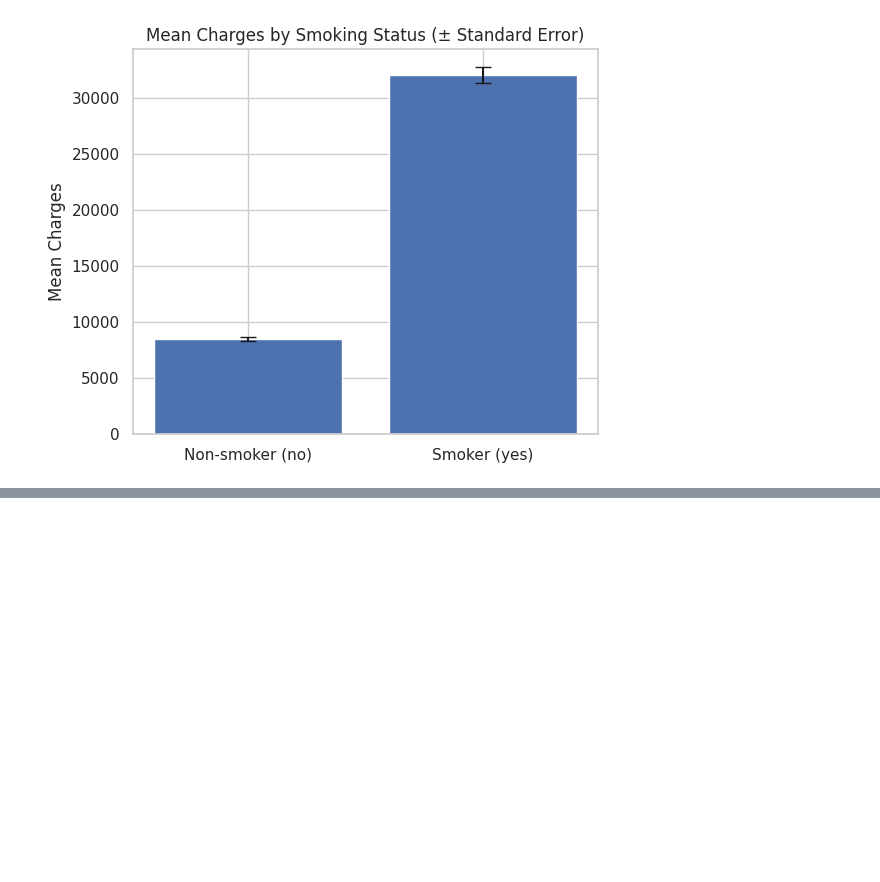
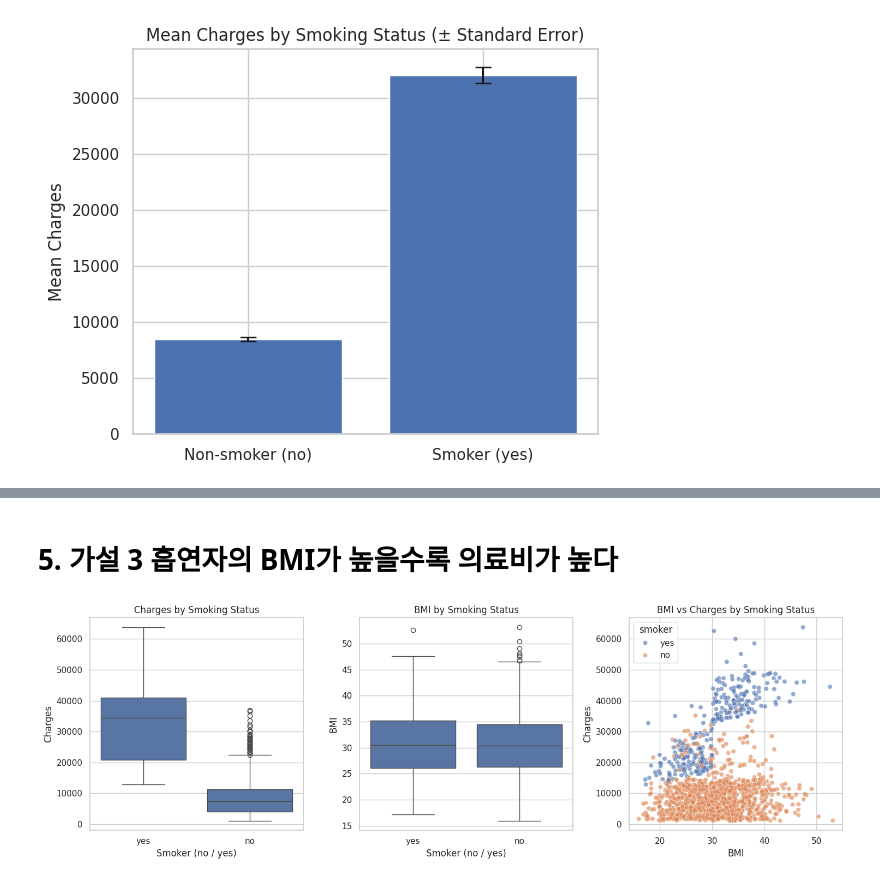
Before and after one commit to ary3120-droid/myproject, a Jupyter notebook: 12_18project.ipynb, the cells around one changed output, grey strips where cells are left out. Drawn from its saved outputs; the diff is of its cells as text; code cells hidden in the pictures; blank space fills up the shorter version.

```diff
--- a/12_18project.ipynb
+++ b/12_18project.ipynb
@@ -96,3 +96,21 @@ sex
 smoker
 
 region
+# %%
+df = df.copy()
+
+# 문자열/공백 정리
+df["smoker"] = df["smoker"].astype(str).str.strip().str.lower()
+
+# 숫자형 변환 (문자열 섞여 있어도 강제로 숫자로)
+df["bmi"] = pd.to_numeric(df["bmi"], errors="coerce")
+df["charges"] = pd.to_numeric(df["charges"], errors="coerce")
+
+# 분석에 필요한 값 결측 제거
+df = df.dropna(subset=["smoker", "bmi", "charges"])
+
+# smoker 값 필터링
+df = df[df["smoker"].isin(["yes", "no"])]
+
+# 확인
+print(df[["bmi", "charges"]].dtypes)
@@ -608,0 +661,52 @@ plt.show()
+# %% [markdown]
+# **5. 가설 3 흡연자의 BMI가 높을수록 의료비가 높다**
+# %%
+
+import matplotlib.pyplot as plt
+import seaborn as sns
+
+# ------------------------------------------------------------
+# 1) 시각화 설정
+# ------------------------------------------------------------
+plt.figure(figsize=(15, 5))
+
+# ------------------------------------------------------------
+# 2) Boxplot 1: 흡연 여부에 따른 의료비(charges) 분포
+# ------------------------------------------------------------
+plt.subplot(1, 3, 1)
+sns.boxplot(data=df, x="smoker", y="charges")
+plt.title("Charges by Smoking Status")
+plt.xlabel("Smoker (no / yes)")
+plt.ylabel("Charges")
+
+# ------------------------------------------------------------
+# 3) Boxplot 2: 흡연 여부에 따른 BMI 분포
+# ------------------------------------------------------------
+plt.subplot(1, 3, 2)
+sns.boxplot(data=df, x="smoker", y="bmi")
+plt.title("BMI by Smoking Status")
+plt.xlabel("Smoker (no / yes)")
+plt.ylabel("BMI")
+
+# ------------------------------------------------------------
+# 4) Scatterplot: BMI와 의료비 관계 (흡연 여부 색상 구분)
+# ------------------------------------------------------------
+plt.subplot(1, 3, 3)
+sns.scatterplot(
+    data=df,
+    x="bmi",
+    y="charges",
+    hue="smoker",
+    alpha=0.6
+)
+plt.title("BMI vs Charges by Smoking Status")
+plt.xlabel("BMI")
+plt.ylabel("Charges")
+
+# ------------------------------------------------------------
+# 5) 레이아웃 정리 및 출력
+# ------------------------------------------------------------
+plt.tight_layout()
+plt.show()
+# %% [output]
+[figure, added]
```
Also changed, not shown: parts of 24 cells of this notebook.
